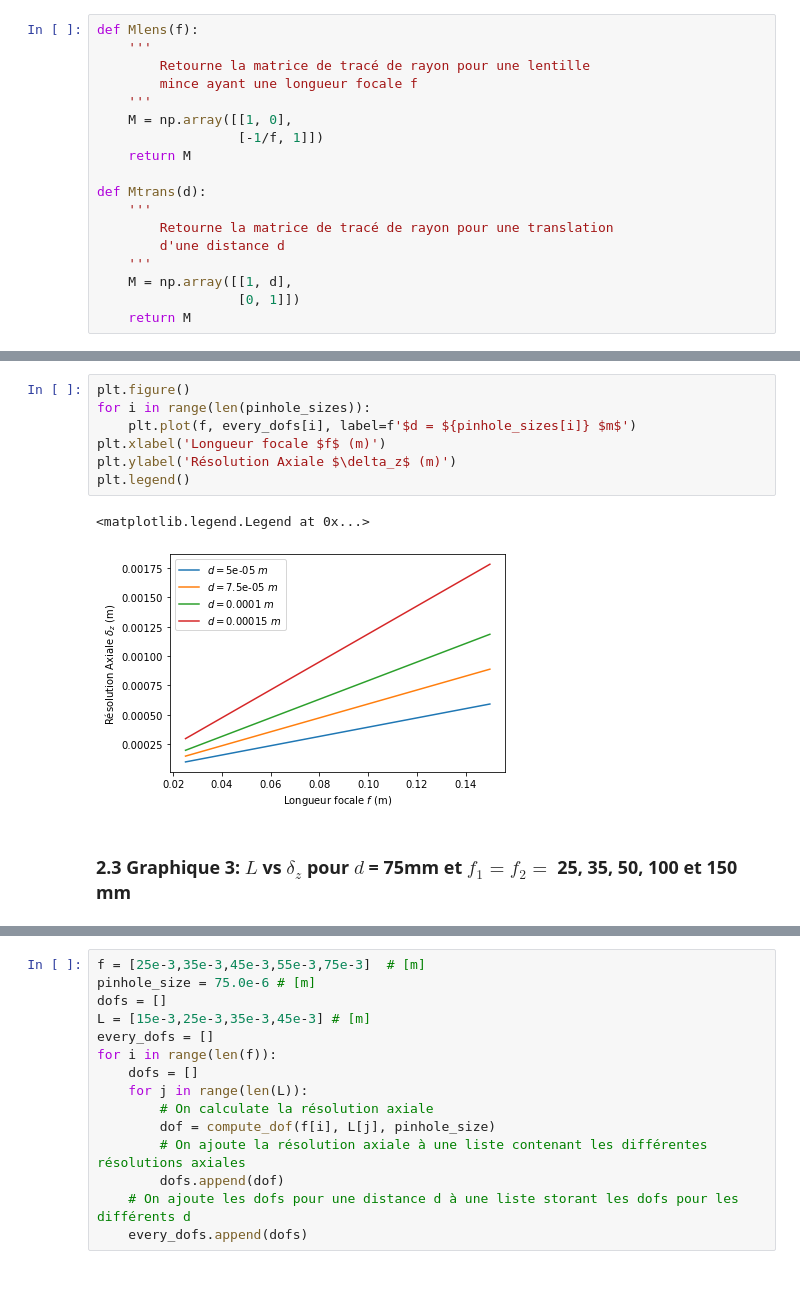
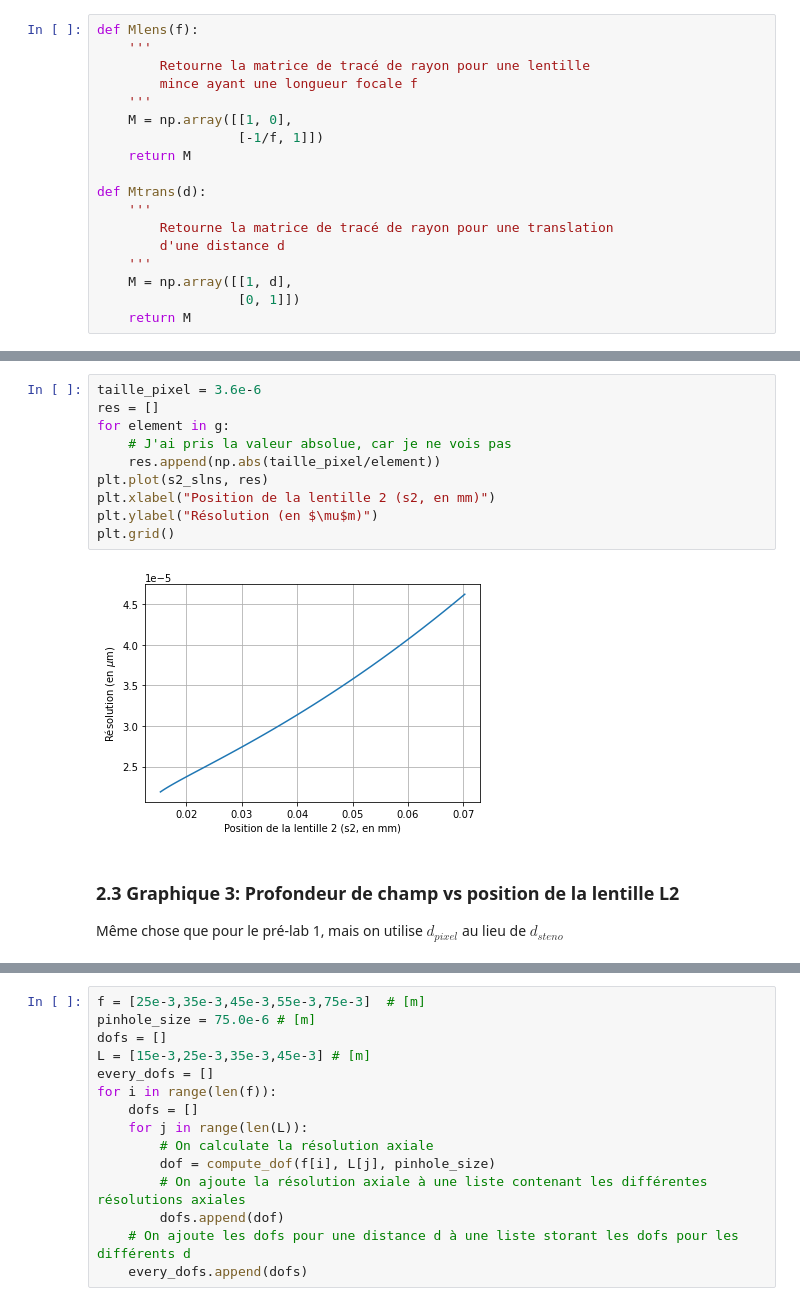
Before and after one commit to nicolasleblanc-poly/Introduction-l-optique-moderne, a Jupyter notebook: Laboratoire 2/pre-lab_2.ipynb, the cells around one changed output, grey strips where cells are left out. Cells and saved outputs as stored; diff of their text form; blank space fills up the shorter version.

```diff
--- a/Laboratoire 2/pre-lab_2.ipynb
+++ b/Laboratoire 2/pre-lab_2.ipynb
@@ -135,12 +146,16 @@ for i in range(len(pinhole_sizes)):
-# %%
-plt.figure()
-for i in range(len(pinhole_sizes)):
-    plt.plot(f, every_dofs[i], label=f'$d = ${pinhole_sizes[i]} $m$')
-plt.xlabel('Longueur focale $f$ (m)')
-plt.ylabel('Résolution Axiale $\delta_z$ (m)')
-plt.legend()
-# %% [output]
-<matplotlib.legend.Legend at 0x...>
-[figure, removed]
+# %%
+taille_pixel = 3.6e-6
+res = []
+for element in g:
+    # J'ai pris la valeur absolue, car je ne vois pas
+    res.append(np.abs(taille_pixel/element))
+plt.plot(s2_slns, res)
+plt.xlabel("Position de la lentille 2 (s2, en mm)")
+plt.ylabel("Résolution (en $\mu$m)")
+plt.grid()
+# %% [output]
+[figure, added]
 # %% [markdown]
-### 2.3 Graphique 3: $L$ vs $\delta_z$ pour $d$ = 75mm et $f_1=f_2=$ 25, 35, 50, 100 et 150 mm
+### 2.3 Graphique 3: Profondeur de champ vs position de la lentille L2
+
+Même chose que pour le pré-lab 1, mais on utilise $d_{pixel}$ au lieu de $d_{steno}$
```
Also changed, not shown: parts of 22 cells of this notebook.
